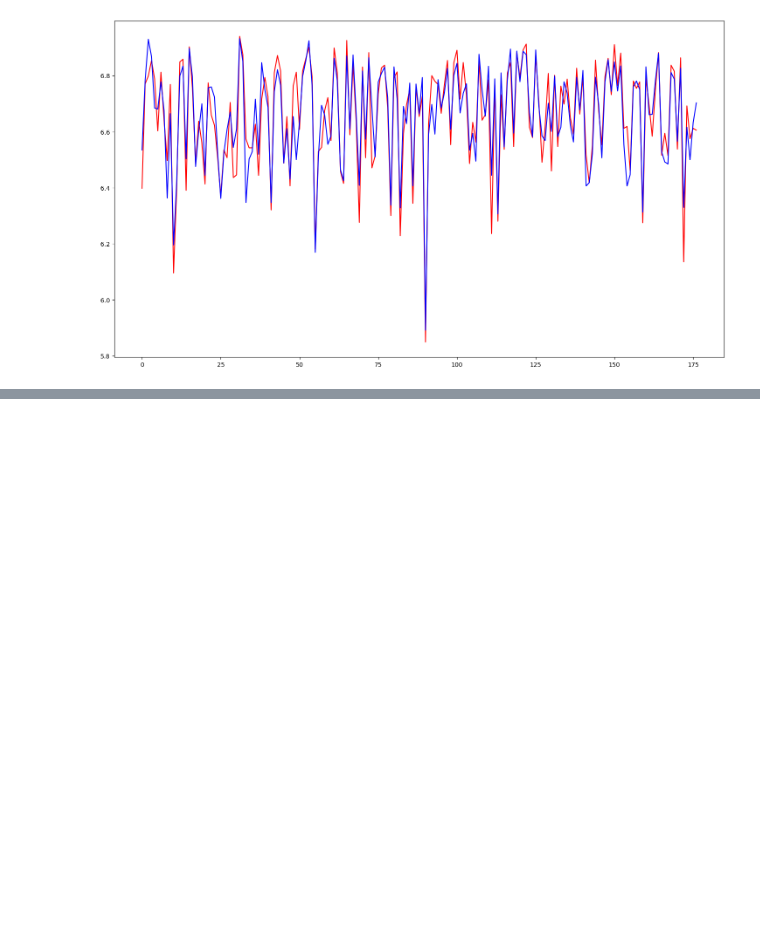
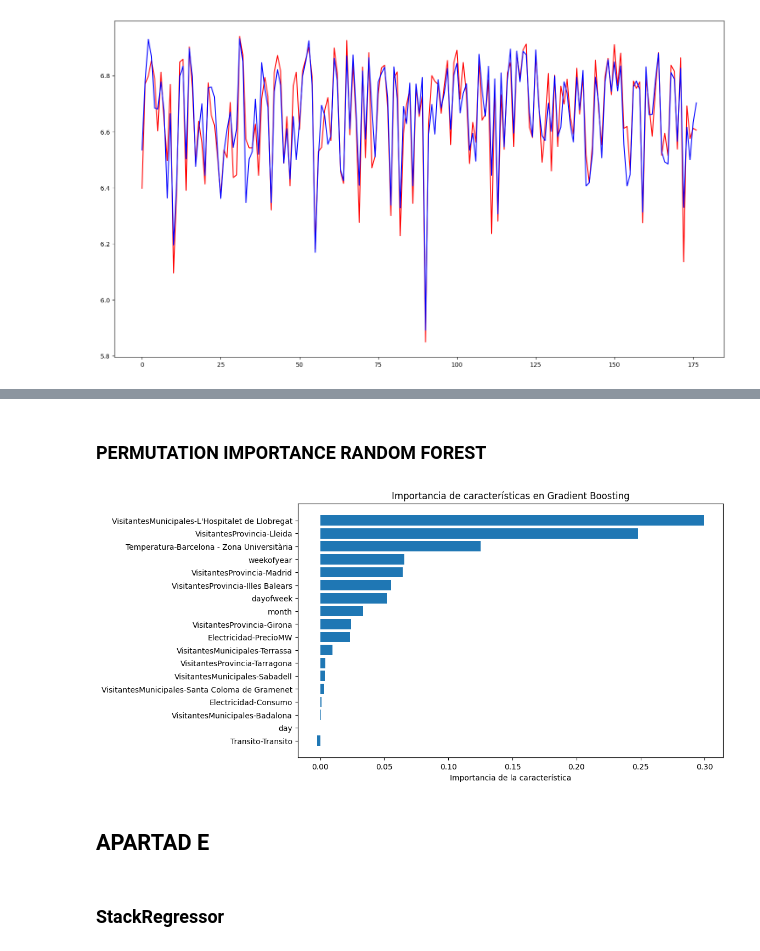
Before and after one commit to DesdenLK/APA, a Jupyter notebook: P4/P1_Llista4_Luca_Acosta_Iglesias.ipynb, the cells around one changed output, grey strips where cells are left out. Drawn from its saved outputs; the diff is of its cells as text; code cells hidden in the pictures; blank space fills up the shorter version.

```diff
--- a/P4/P1_Llista4_Luca_Acosta_Iglesias.ipynb
+++ b/P4/P1_Llista4_Luca_Acosta_Iglesias.ipynb
@@ -361,0 +372,12 @@ plt.plot(rbsvr_gs.predict(X_test_scaled),'b');
+# %%
+from sklearn.ensemble import RandomForestRegressor, GradientBoostingRegressor
+
+
+param = {'n_estimators': [5,10,25,40, 50, 75,100, 200],
+         'criterion':['squared_error', 'absolute_error', 'poisson', 'friedman_mse'],
+         'max_depth':[None, 1, 2, 3,  5,  8, 9,10,15],
+         'min_samples_leaf':[1,2,3,5,10]}
+
+rf =  RandomForestRegressor(random_state=0)
+rf_bs =  BayesSearchCV(rf,param,n_iter=15, cv=10, n_jobs=-1, refit=True, random_state=0)
+rf_bs.fit(X_train, y_train);
@@ -361,0 +460,26 @@ plt.plot(rbsvr_gs.predict(X_test_scaled),'b');
+# %% [markdown]
+### PERMUTATION IMPORTANCE RANDOM FOREST
+# %%
+from sklearn.inspection import permutation_importance
+
+
+# Importancia de las características usando permutation_importance
+result = permutation_importance(rf_bs, X_test, y_test, n_repeats=10, random_state=42)
+
+# Ordenar las características por importancia
+importance = result.importances_mean
+indices = np.argsort(importance)
+
+# Mostrar la importancia de cada atributo
+plt.figure(figsize=(10, 6))
+plt.barh(range(len(indices)), importance[indices], align='center')
+plt.yticks(range(len(indices)), X_test.columns[indices])
+plt.xlabel('Importancia de la característica')
+plt.title('Importancia de características en Gradient Boosting')
+plt.show();
+# %% [output]
+[figure, added]
+# %% [markdown]
+## APARTAD E
+# %% [markdown]
+### StackRegressor
```
Also changed, not shown: parts of 23 cells of this notebook.
